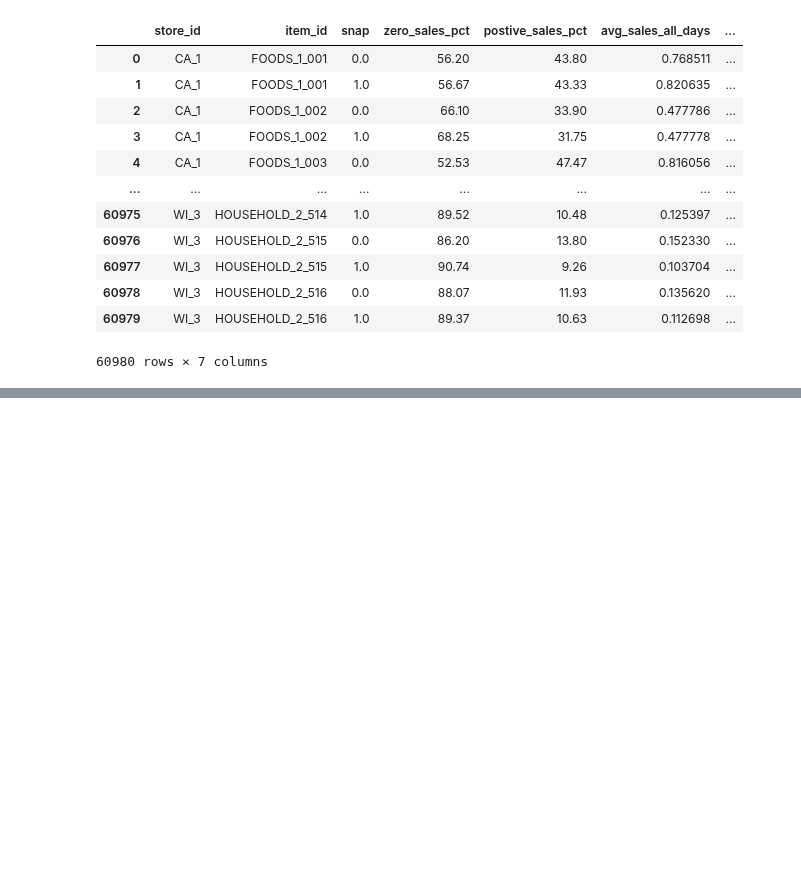
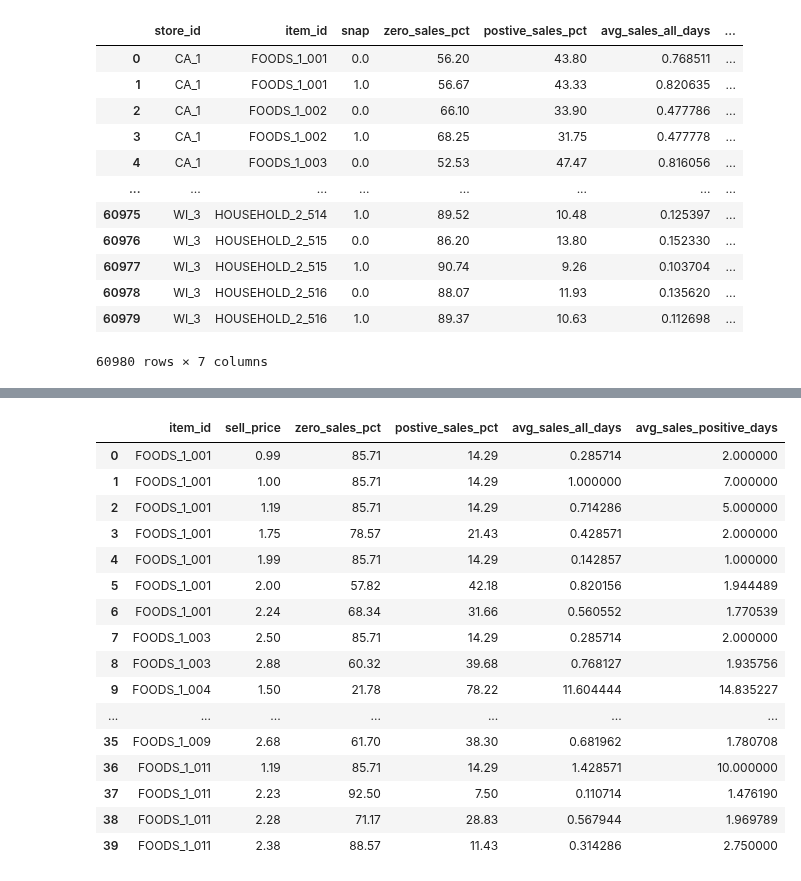
Before and after one commit to surekhag28/m5-demand-forecasting, a Jupyter notebook: notebooks/analysis.ipynb, the cells around one changed output, grey strips where cells are left out. Drawn from its saved outputs; the diff is of its cells as text; code cells hidden in the pictures; blank space fills up the shorter version.

```diff
--- a/notebooks/analysis.ipynb
+++ b/notebooks/analysis.ipynb
@@ -933,0 +1421,48 @@ result
+# %%
+
+
+query = f"""
+        with launch as
+        (select store_id,item_id,min(wm_yr_wk) as launch_week,min(date) as launch_date
+        from read_parquet('{SALES_PATH}')
+        where sell_price is not null
+        group by store_id,item_id)
+
+        select s.item_id,s.sell_price,
+            round(count(*) filter(where s.sales=0 and s.date>=l.launch_date)/count(*) filter(s.date>=l.launch_date)*100.0,2) as zero_sales_pct,
+            round(count(*) filter(where s.sales>0 and s.date>=l.launch_date)/count(*) filter(s.date>=l.launch_date)*100,2) as postive_sales_pct,
+            avg(sales) filter(where s.date>=l.launch_date) as avg_sales_all_days,
+            avg(sales) filter(where s.date>=l.launch_date and s.sales>0) as avg_sales_positive_days,
+        from read_parquet('{SALES_PATH}') as s
+        join launch as l
+        on s.item_id=l.item_id
+            and s.store_id=l.store_id
+        where s.sell_price is not null
+        and s.sell_price<=3
+        group by s.item_id,s.sell_price
+        order by s.item_id,s.sell_price
+
+
+    """
+
+result = con.execute(query).df()
+
+result.head(40)
+# %% [output]
+|  | item_id | sell_price | zero_sales_pct | postive_sales_pct | avg_sales_all_days | avg_sales_positive_days |
+| 0 | FOODS_1_001 | 0.99 | 85.71 | 14.29 | 0.285714 | 2.000000 |
+| 1 | FOODS_1_001 | 1.00 | 85.71 | 14.29 | 1.000000 | 7.000000 |
+| 2 | FOODS_1_001 | 1.19 | 85.71 | 14.29 | 0.714286 | 5.000000 |
+| 3 | FOODS_1_001 | 1.75 | 78.57 | 21.43 | 0.428571 | 2.000000 |
+| 4 | FOODS_1_001 | 1.99 | 85.71 | 14.29 | 0.142857 | 1.000000 |
+| 5 | FOODS_1_001 | 2.00 | 57.82 | 42.18 | 0.820156 | 1.944489 |
+| 6 | FOODS_1_001 | 2.24 | 68.34 | 31.66 | 0.560552 | 1.770539 |
+| 7 | FOODS_1_003 | 2.50 | 85.71 | 14.29 | 0.285714 | 2.000000 |
+| 8 | FOODS_1_003 | 2.88 | 60.32 | 39.68 | 0.768127 | 1.935756 |
+| 9 | FOODS_1_004 | 1.50 | 21.78 | 78.22 | 11.604444 | 14.835227 |
+| ... | ... | ... | ... | ... | ... | ... |
+| 35 | FOODS_1_009 | 2.68 | 61.70 | 38.30 | 0.681962 | 1.780708 |
+| 36 | FOODS_1_011 | 1.19 | 85.71 | 14.29 | 1.428571 | 10.000000 |
+| 37 | FOODS_1_011 | 2.23 | 92.50 | 7.50 | 0.110714 | 1.476190 |
+| 38 | FOODS_1_011 | 2.28 | 71.17 | 28.83 | 0.567944 | 1.969789 |
+| 39 | FOODS_1_011 | 2.38 | 88.57 | 11.43 | 0.314286 | 2.750000 |
```
Also changed, not shown: parts of 12 cells of this notebook, 1 other file.
